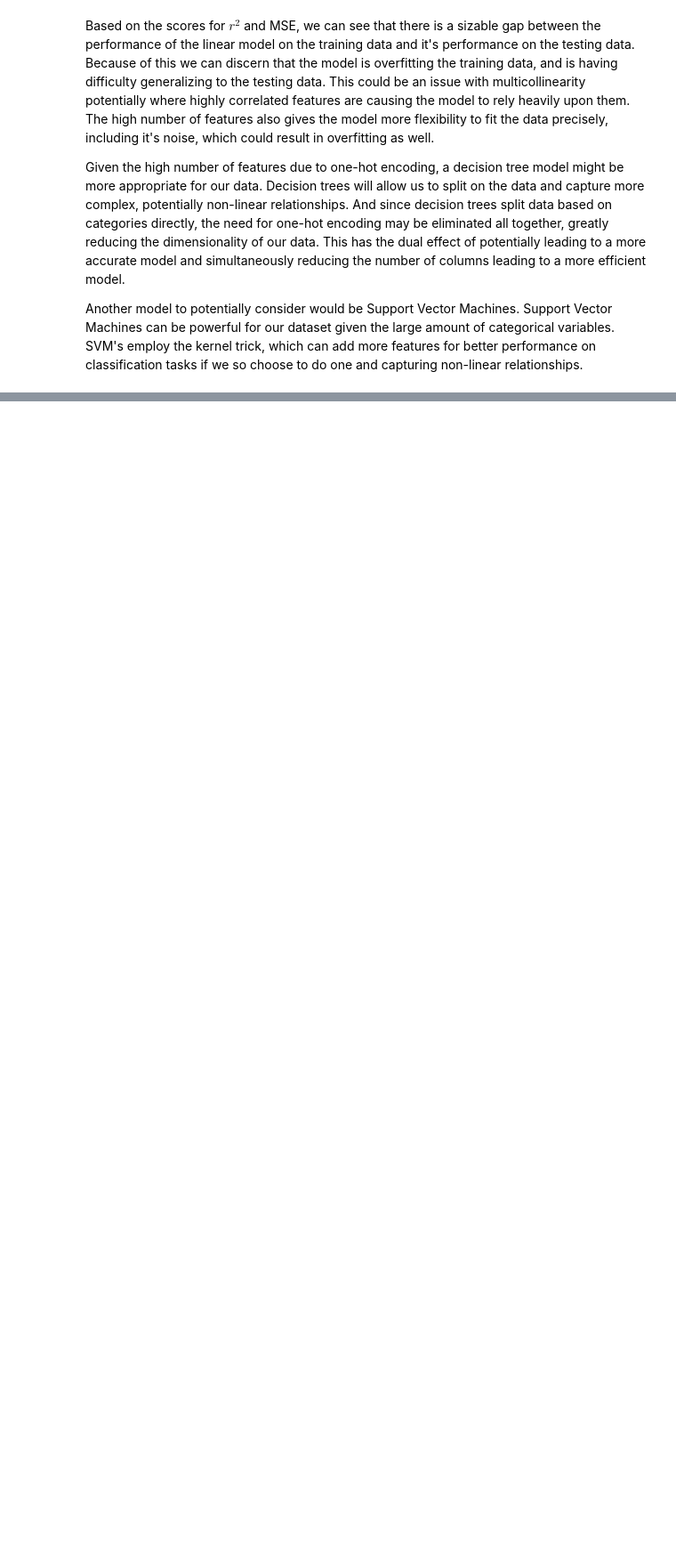
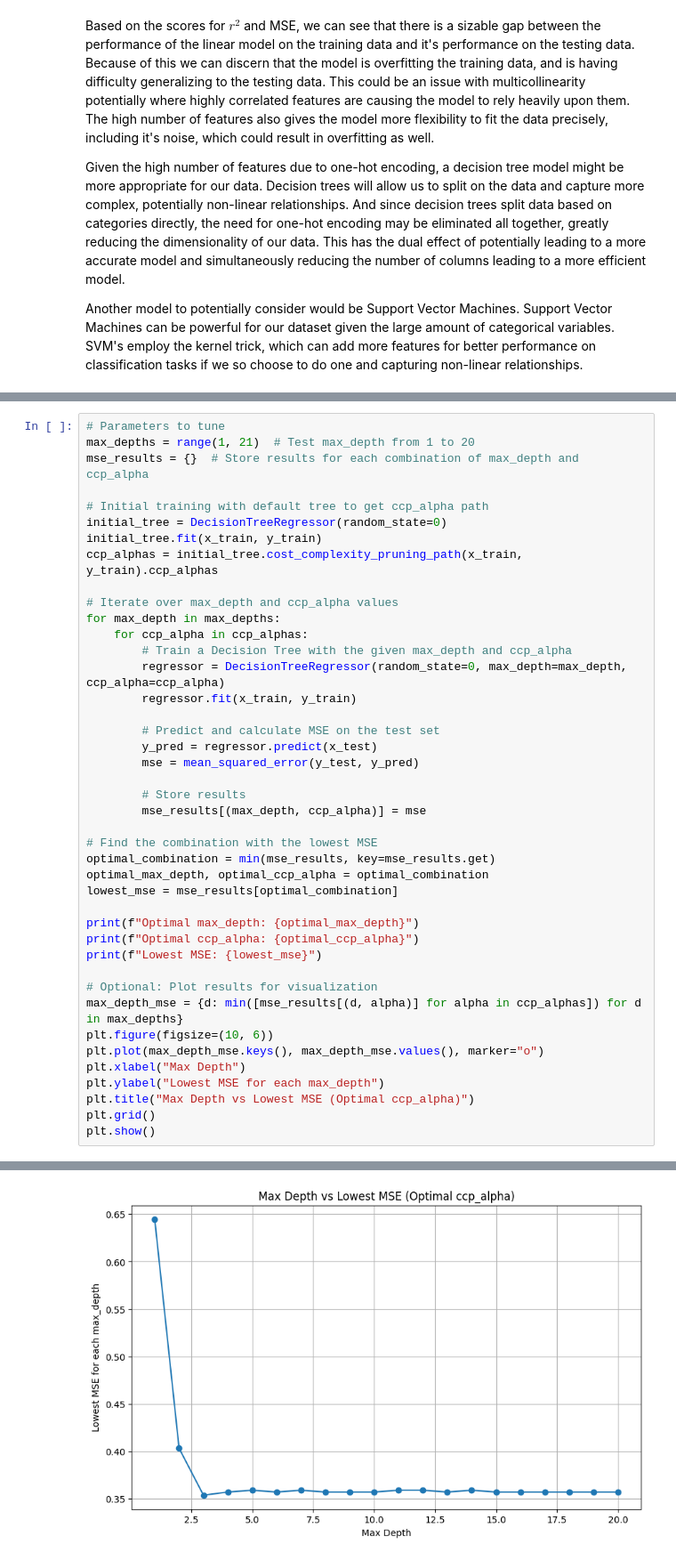
Before and after one commit to Flareboltex/CSE151A-Earthquake-ML-Project, a Jupyter notebook: CSE151A_Earthquake_ML_Project.ipynb, the cells around one changed output, grey strips where cells are left out. Shown at 89% size. Cells and saved outputs as stored; diff of their text form; blank space fills up the shorter version.

```diff
--- a/CSE151A_Earthquake_ML_Project.ipynb
+++ b/CSE151A_Earthquake_ML_Project.ipynb
@@ -283,0 +403,43 @@ Another model to potentially consider would be Support Vector Machines. Support
+# %%
+# Parameters to tune
+max_depths = range(1, 21)  # Test max_depth from 1 to 20
+mse_results = {}  # Store results for each combination of max_depth and ccp_alpha
+
+# Initial training with default tree to get ccp_alpha path
+initial_tree = DecisionTreeRegressor(random_state=0)
+initial_tree.fit(x_train, y_train)
+ccp_alphas = initial_tree.cost_complexity_pruning_path(x_train, y_train).ccp_alphas
+
+# Iterate over max_depth and ccp_alpha values
+for max_depth in max_depths:
+    for ccp_alpha in ccp_alphas:
+        # Train a Decision Tree with the given max_depth and ccp_alpha
+        regressor = DecisionTreeRegressor(random_state=0, max_depth=max_depth, ccp_alpha=ccp_alpha)
+        regressor.fit(x_train, y_train)
+
+        # Predict and calculate MSE on the test set
+        y_pred = regressor.predict(x_test)
+        mse = mean_squared_error(y_test, y_pred)
+
+        # Store results
+        mse_results[(max_depth, ccp_alpha)] = mse
+
+# Find the combination with the lowest MSE
+optimal_combination = min(mse_results, key=mse_results.get)
+optimal_max_depth, optimal_ccp_alpha = optimal_combination
+lowest_mse = mse_results[optimal_combination]
+
+print(f"Optimal max_depth: {optimal_max_depth}")
+print(f"Optimal ccp_alpha: {optimal_ccp_alpha}")
+print(f"Lowest MSE: {lowest_mse}")
+
+# Optional: Plot results for visualization
+max_depth_mse = {d: min([mse_results[(d, alpha)] for alpha in ccp_alphas]) for d in max_depths}
+plt.figure(figsize=(10, 6))
+plt.plot(max_depth_mse.keys(), max_depth_mse.values(), marker="o")
+plt.xlabel("Max Depth")
+plt.ylabel("Lowest MSE for each max_depth")
+plt.title("Max Depth vs Lowest MSE (Optimal ccp_alpha)")
+plt.grid()
+plt.show()
+# %% [output]
@@ -283,0 +449 @@ Another model to potentially consider would be Support Vector Machines. Support
+[figure, added]
```
Also changed, not shown: parts of 23 cells of this notebook.
